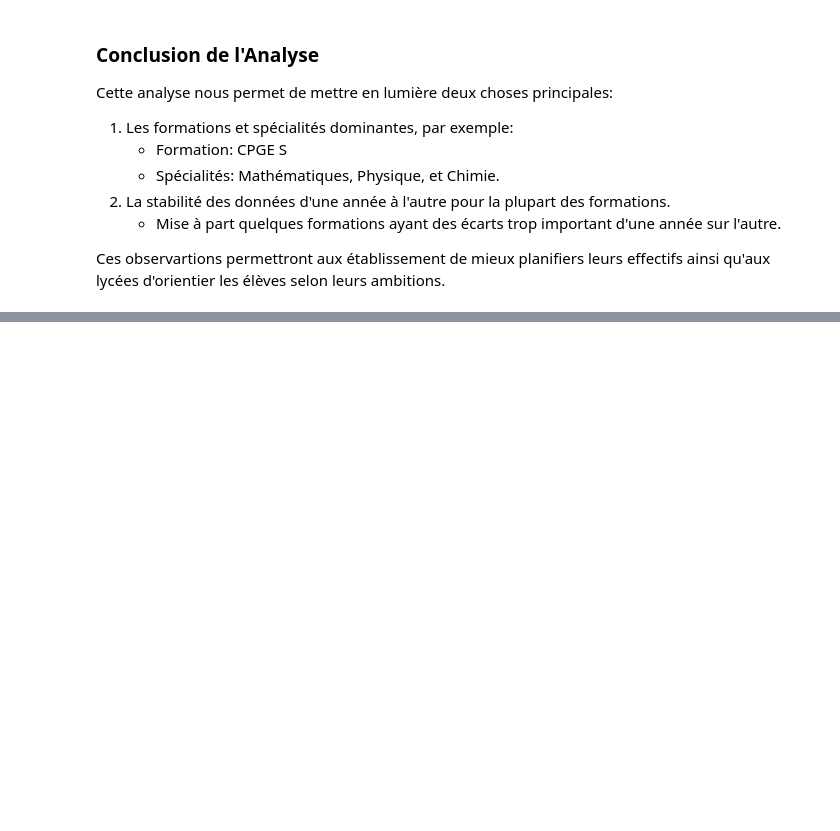
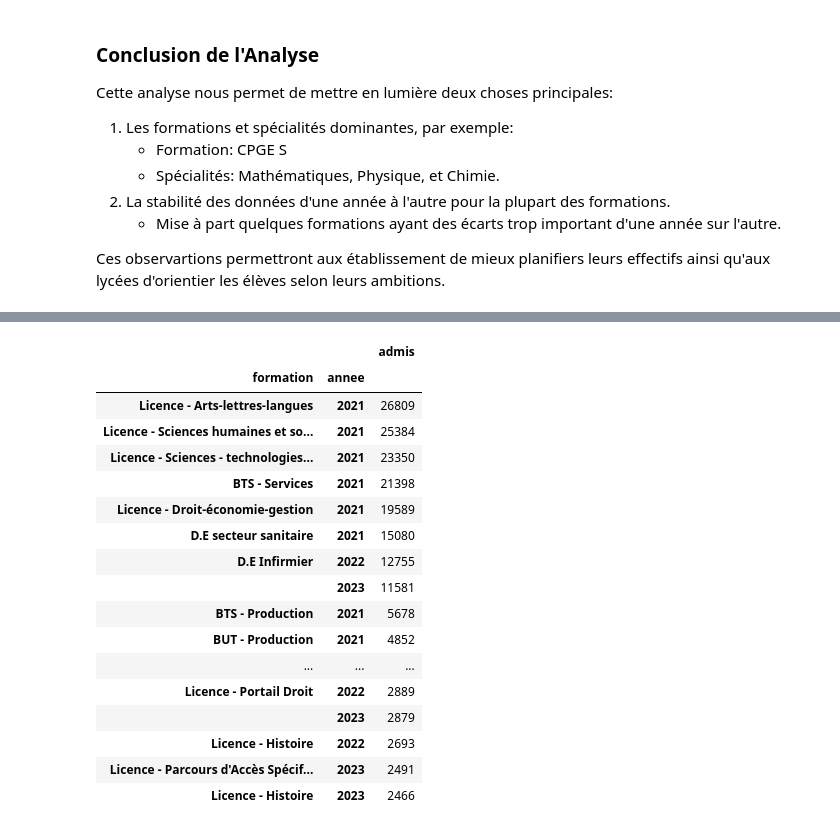
Before and after one commit to vraus/Projet_FDD, a Jupyter notebook: main.ipynb, the cells around one changed output, grey strips where cells are left out. Cells and saved outputs as stored; diff of their text form; code cells hidden in the pictures; blank space fills up the shorter version.

```diff
--- a/main.ipynb
+++ b/main.ipynb
@@ -448,0 +487,23 @@ Nous pouvons maintenant pousser l'analyse sur plusieurs axes.
+# %%
+df_reorientation = df_reorientation.groupby(by=["formation","annee"]).sum()
+df_reorientation.sort_values(by=["admis", "annee"], ascending=False).head(20)
+#df_reorientation[df_reorientation["annee"] == 2023]["admis"].sum()
+# %% [output]
+|  |  | admis |
+| formation | annee |  |
+| Licence - Arts-lettres-langues | 2021 | 26809 |
+| Licence - Sciences humaines et so... | 2021 | 25384 |
+| Licence - Sciences - technologies... | 2021 | 23350 |
+| BTS - Services | 2021 | 21398 |
+| Licence - Droit-économie-gestion | 2021 | 19589 |
+| D.E secteur sanitaire | 2021 | 15080 |
+| D.E Infirmier | 2022 | 12755 |
+|  | 2023 | 11581 |
+| BTS - Production | 2021 | 5678 |
+| BUT - Production | 2021 | 4852 |
+| ... | ... | ... |
+| Licence - Portail Droit | 2022 | 2889 |
+|  | 2023 | 2879 |
+| Licence - Histoire | 2022 | 2693 |
+| Licence - Parcours d'Accès Spécif... | 2023 | 2491 |
+| Licence - Histoire | 2023 | 2466 |
```
Also changed, not shown: parts of 6 cells of this notebook, 3 other files.
